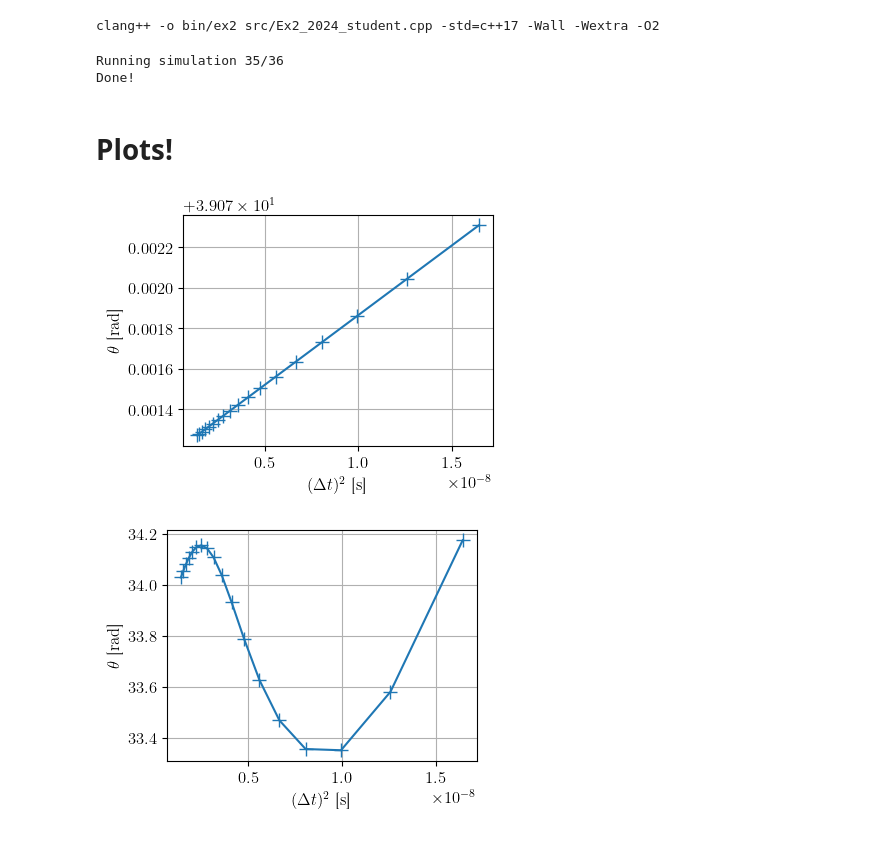
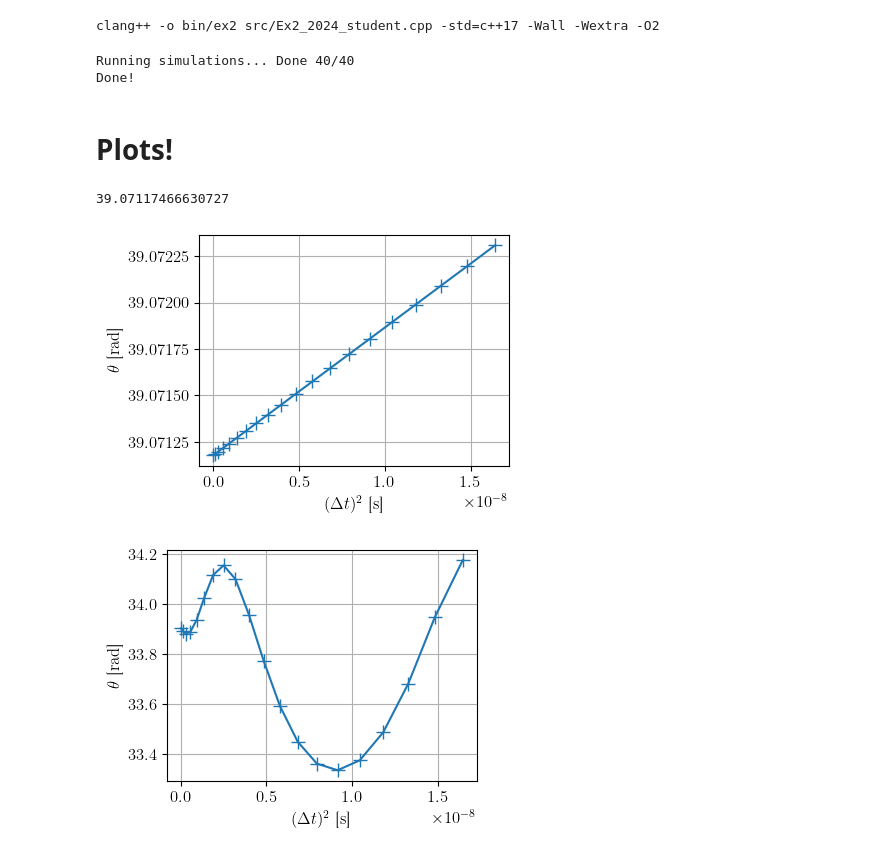
Before and after one commit to TomVdt/PhysNum, a Jupyter notebook: exercice2/analysis/analysis3cii.ipynb, the cells around one changed output. Cells and saved outputs as stored; diff of their text form; code cells hidden in the pictures.

```diff
--- a/exercice2/analysis/analysis3cii.ipynb
+++ b/exercice2/analysis/analysis3cii.ipynb
@@ -65,14 +66,15 @@ def load_conf() -> dict:
 
     return conf
 # %%
-nsteps = np.linspace(3500, 12000, 18)
-
 conf = load_conf()
 
 omega0 = np.sqrt(conf['g']/conf['L'])
 omega = 2*omega0
 assert conf['Omega'] == omega
 tFin = 2 * np.pi / omega
+
+dts = np.linspace(1/3500, 1/100000, 20)
+nsteps = 1/dts
 # %%
 %%bash
 cd .. && make clean && make
@@ -87,16 +89,25 @@ all_params = tuple(
     {a: b for a, b in zip(params_variations.keys(), c)} for c in product(*params_variations.values())
 )
 
-# Run simulations
+count = 0
+def done(fut: Future) -> None:
+    global count
+    count += 1
+    print(f'\rRunning simulations... Done {count}/{len(all_params)}', end='')
+
+# Run simulations *IN PARALLEL*
 outputs = []  # List to store output file names
-for i, params in enumerate(all_params):
-    output_file = f"{data_path}{config_name},{stringify_dict(params)}.out"
-    outputs.append(output_file)
-    run(f'{config_path}{config_name}{config_ext}', output_file, params)
-    print(f'\rRunning simulation {i}/{len(all_params)}', end='')
+with ProcessPoolExecutor(max_workers=8) as p:
+    print(f'\rRunning simulations... Done {0}/{len(all_params)}', end='')
+    for i, params in enumerate(all_params):
+        output_file = f"{data_path}{config_name},{stringify_dict(params)}.out"
+        outputs.append(output_file)
+        future = p.submit(run, f'{config_path}{config_name}{config_ext}', output_file, params)
+        future.add_done_callback(done)
+        # run(f'{config_path}{config_name}{config_ext}', output_file, params)
 print('\nDone!')
 # %% [output]
-Running simulation 35/36
+Running simulations... Done 40/40
 Done!
 # %%
 # Load stuff in memory
@@ -118,22 +129,32 @@ for file, params in zip(outputs, all_params):
 # %%
 def calc(dataset: dict):
     stuffies = []
     for i, (params, data) in enumerate(dataset.values()):
         tf, thetaf = data[:, 0], data[-1, 1]
         stuffies.append(thetaf)
     return stuffies
 
 norder = 2
 period = 2 * np.pi / omega
 dt = period / nsteps
 stuff = calc(all_10_periods)
-plt.plot(dt**norder, stuff, '+-', label=r'$\theta$')
+
+# Fit the stuff
+coefs = np.polyfit(dt**norder, stuff, 1)
+fitfunc = np.poly1d(coefs)
+print(fitfunc(0))
+
+plt.plot(dt**norder, stuff, '+-')
+# plt.plot([0, dt[-1]**norder], fitfunc([0, dt[-1]**norder]), '--', color='k', label=r'Fit')
 plt.xlabel(r'$(\Delta t)^2$ [s]')
 plt.ylabel(r'$\theta$ [rad]')
+# plt.legend()
 plt.grid()
+plt.ticklabel_format(axis='y', useOffset=False)
 plt.savefig(export_path + 'chaos1_10_periods_conv.pdf')
 # %% [output]
+39.07117466630727
-[figure, old version]
+[figure, new version]
 # %%
 def calc(dataset: dict):
     stuffies = []
@@ -152,4 +173,4 @@ plt.ylabel(r'$\theta$ [rad]')
 plt.grid()
 plt.savefig(export_path + 'chaos1_20_periods_conv.pdf')
 # %% [output]
-[figure, old version]
+[figure, new version]
```
Also changed, not shown: parts of 1 cell of this notebook, 5 other files.
